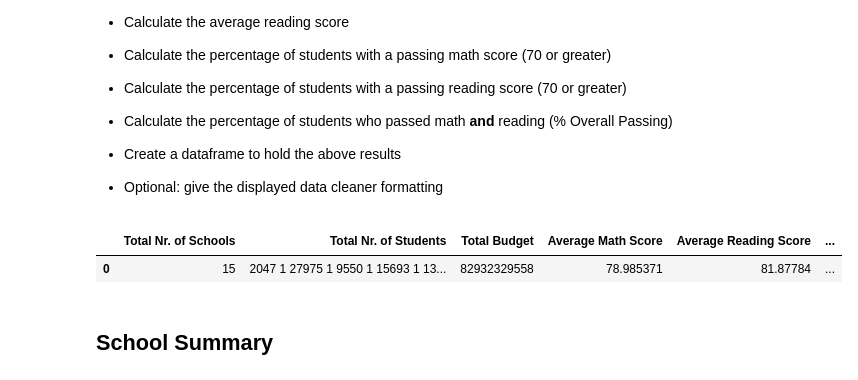
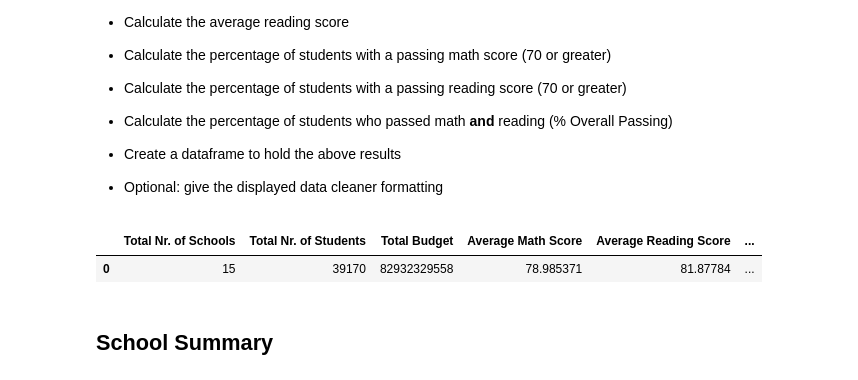
Before and after one commit to reginesgit/pandas-challenge, a Jupyter notebook: PyCitySchools/PyCitySchoolsAnalysis.ipynb, the cells around one changed output. Drawn from its saved outputs; the diff is of its cells as text; code cells hidden in the pictures.

Commit message:
Schools Summary complete except %s

```diff
--- a/PyCitySchools/PyCitySchoolsAnalysis.ipynb
+++ b/PyCitySchools/PyCitySchoolsAnalysis.ipynb
@@ -39,42 +39,46 @@ school_data_complete = pd.merge(student_data, school_data, how="left", on=["scho
 * Optional: give the displayed data cleaner formatting
 # %%
 # school_data_complete_df = pd.DataFrame(school_data_complete)
-# school_data_complete_df
 
 # school_count = len(school_data_complete_df["School ID"].unique())
 
-# student_count = school_data_complete_df["Student ID"].value_counts()
+# student_count = len(school_data_complete_df["Student ID"])
 
 # total_budget = school_data_complete_df["budget"].sum()
 
 # avg_math_score = school_data_complete_df["math_score"].mean()
 
 # avg_reading_score = school_data_complete_df["reading_score"].mean()
 
 # stu_passed_math = school_data_complete_df.loc[school_data_complete_df['math_score'] >= 70, :]
+
 # nr_stu_passed_math = len(stu_passed_math)
+
 # percent_stu_passed_math = (nr_stu_passed_math / student_count) *100
 
 # stu_passed_reading = school_data_complete_df.loc[school_data_complete_df['reading_score'] >= 70, :]
+
 # nr_stu_passed_reading = len(stu_passed_reading)
+
 # percent_stu_passed_reading = (nr_stu_passed_reading / student_count) *100
 
-# stu_passed_both_math_read = school_data_complete_df.loc[(school_data_complete_df['math_score'] >= 70) & (school_data_complete_df['reading_score'] >= 70), :]
+# stu_passed_both_math_read = school_data_complete_df.loc[(school_data_complete_df['math_score'] >= 70)
+#                                                         & (school_data_complete_df['reading_score'] >= 70), :]
 # nr_stu_passed_both_math_read = len(stu_passed_both_math_read)
 # percent_stu_passed_both_math_read = (nr_stu_passed_both_math_read / student_count) *100
 
-district_summary_df = pd.DataFrame({"Total Nr. of Schools": [school_count],
-                                    "Total Nr. of Students": [student_count],
-                                    "Total Budget": [total_budget],
-                                    "Average Math Score": [avg_math_score],
-                                    "Average Reading Score": [avg_reading_score],
-                                    "% of Students who passed Math": [percent_stu_passed_math],
-                                    "% of Students who passed Reading": [percent_stu_passed_reading],
-                                    "% of Students who passed Math & Reading": [percent_stu_passed_both_math_read] })
-district_summary_df
+# district_summary_df = pd.DataFrame({"Total Nr. of Schools": [school_count],
+#                                    "Total Nr. of Students": [student_count],
+#                                    "Total Budget": [total_budget],
+#                                    "Average Math Score": [avg_math_score],
+#                                    "Average Reading Score": [avg_reading_score],
+#                                    "% of Students who passed Math": [percent_stu_passed_math],
+#                                    "% of Students who passed Reading": [percent_stu_passed_reading],
+#                                    "% of Students who passed Math & Reading": [percent_stu_passed_both_math_read] })
+# district_summary_df
 # %% [output]
 |  | Total Nr. of Schools | Total Nr. of Students | Total Budget | Average Math Score | Average Reading Score | ... |
-| 0 | 15 | 2047 1 27975 1 9550 1 15693 1 13... | 82932329558 | 78.985371 | 81.87784 | ... |
+| 0 | 15 | 39170 | 82932329558 | 78.985371 | 81.87784 | ... |
 # %% [markdown]
 ## School Summary
 # %% [markdown]
```
Also changed, not shown: parts of 2 cells of this notebook, 1 other file.
